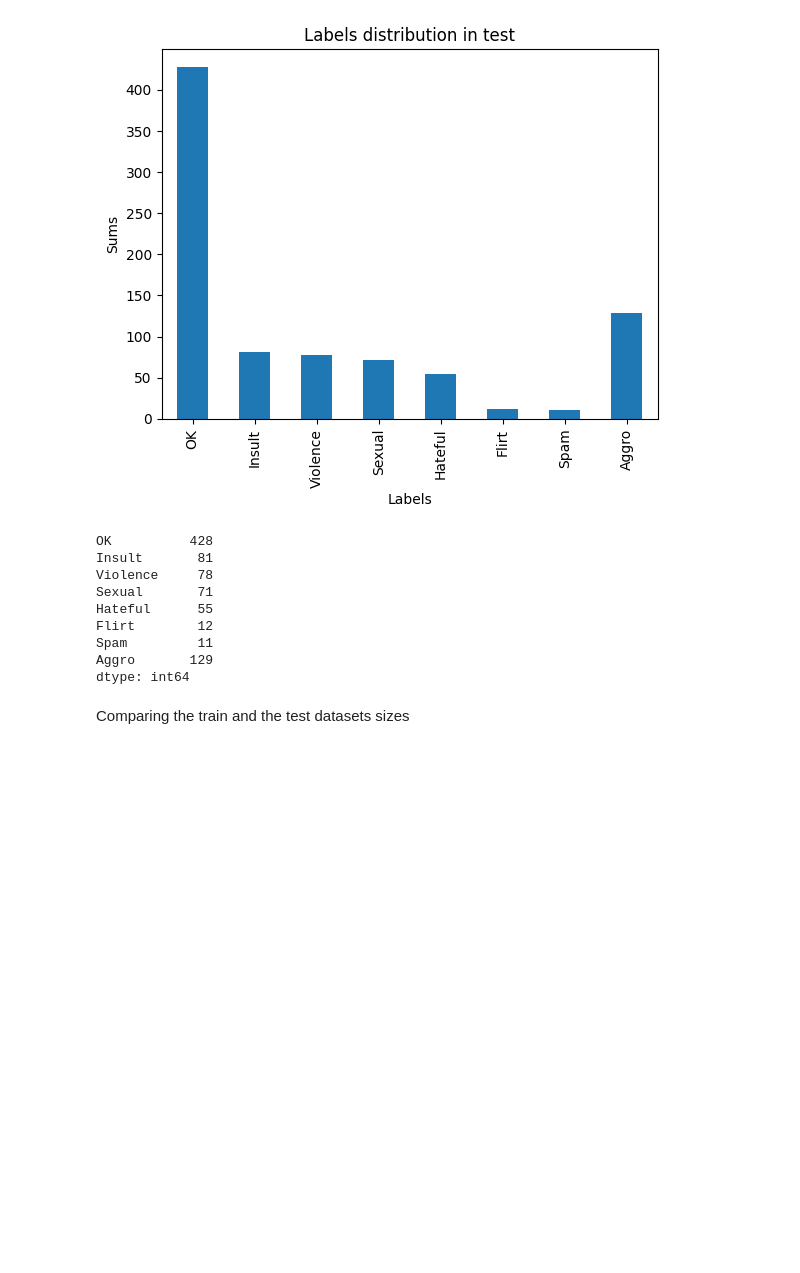
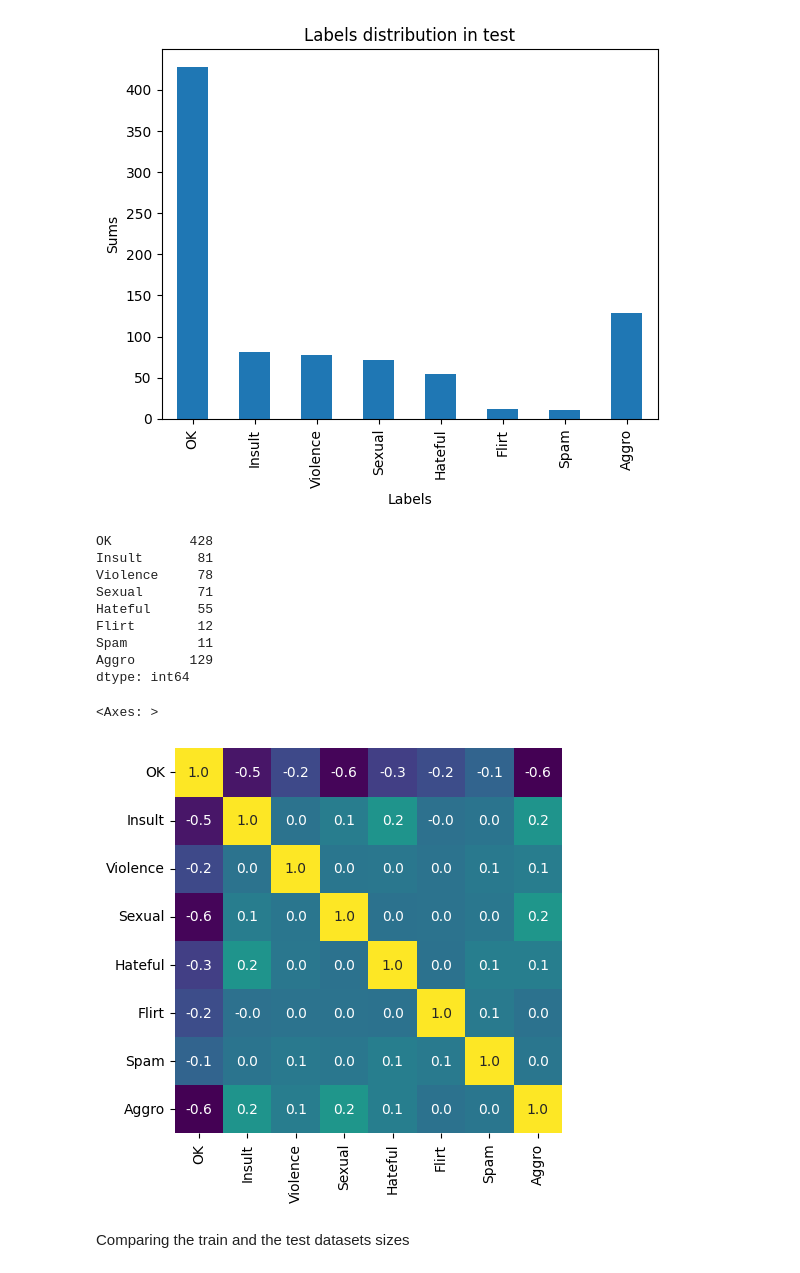
Before and after one commit to rootblind/opjustice-lm, a Jupyter notebook: automod-model/data_analysis.ipynb, the cells around one changed output. Drawn from its saved outputs; the diff is of its cells as text; code cells hidden in the pictures; blank space fills up the shorter version.

```diff
--- a/automod-model/data_analysis.ipynb
+++ b/automod-model/data_analysis.ipynb
@@ -75,0 +126,8 @@ dtype: int64
+# %%
+numeric_df = df_train.select_dtypes(include=[np.number])
+
+# Compute the correlation matrix
+correlation_matrix = numeric_df.corr()
+
+# Display the correlation matrix
+print(correlation_matrix)
@@ -119,6 +197,12 @@ Flirt        12
 Spam         11
 Aggro       129
 dtype: int64
+# %%
+plt.figure(figsize=(5,5))
+sns.heatmap(correlation_matrix, annot=True, fmt='.1f', cbar=None,cmap='viridis')
+# %% [output]
+<Axes: >
+[figure, added]
 # %% [markdown]
 Comparing the train and the test datasets sizes
 # %%
```
Also changed, not shown: parts of 9 cells of this notebook.
